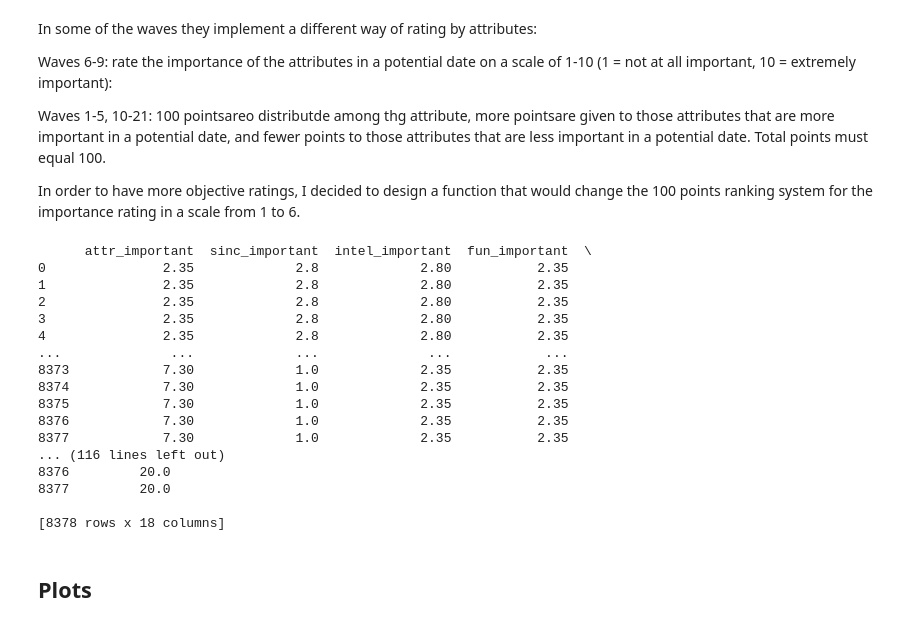
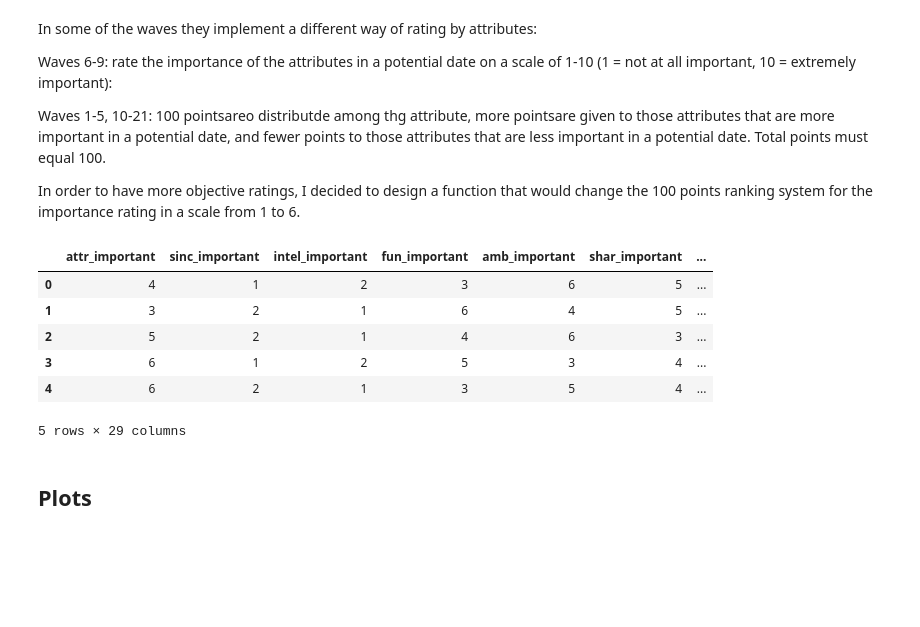
Before and after one commit to meralegre/capstone, a Jupyter notebook: eda_preprocessing.ipynb, the cells around one changed output. Drawn from its saved outputs; the diff is of its cells as text; code cells hidden in the pictures; blank space fills up the shorter version.

Commit message:
fixed function to rank attributes

```diff
--- a/eda_preprocessing.ipynb
+++ b/eda_preprocessing.ipynb
@@ -114,68 +114,3 @@ Waves 6-9: rate the importance of the attributes in a potential date on a scale
 Waves 1-5, 10-21: 100 pointsareo distributde among thg attribute,  more pointsare given  to those attributes that are more important in a potential date, and fewer points to those attributes that are less important in a potential date.  Total points must equal 100.
 
 In order to have more objective ratings, I decided to design a function that would change the 100 points ranking system for the importance rating in a scale from 1 to 6.
-# %%
-def attribute_ranking(row, attribute_columns, wave_column, scale_min=1, scale_max=10):
-    """
-    Scales attribute points directly in the original columns based on specified conditions.
-
-    Parameters:
-    - row: The row of the DataFrame being processed.
-    - attribute_columns: List of columns containing attribute points to be scaled.
-    - wave_column: The column to check for the specified condition.
-    - scale_min, scale_max: The minimum and maximum of the new scale (default 1 to 10).
-
-    Returns:
-    - A modified row with scaled attributes if conditions are met.
-    """
-    # Check if the 'wave' column's value is within the specified ranges
-    if row[wave_column] in list(range(1, 6)) + list(range(10, 22)):
-        for col in attribute_columns:
-            # Scale the attribute directly, updating the original column value
-            row[col] = round(((row[col] / 100) * (scale_max - scale_min)) + scale_min, 2)
-    return row
-
-# Columns containing attributes to scale
-attribute_columns = [
-    'attr_important',
-    'sinc_important',
-    'intel_important',
-    'fun_important',
-    'amb_important',
-    'shar_important',
-    'attr_fellow_want',
-    'sinc_fellow_want',
-    'intel_fellow_want',
-    'fun_fellow_want',
-    'amb_fellow_want',
-    'shar_fellow_want',
-    'attr_o_want',
-    'sinc_o_want',
-    'intel_o_want',
-    'fun_o_want',
-    'amb_o_want',
-    'shar_o_want',
-]
-
-df_scaled = df_renamed.apply(lambda row: attribute_ranking(row, attribute_columns, 'wave'), axis=1)
-
-print(df_scaled[attribute_columns])
-print(df_renamed[attribute_columns])
-# %% [output]
-      attr_important  sinc_important  intel_important  fun_important  \
-0               2.35             2.8             2.80           2.35
-1               2.35             2.8             2.80           2.35
-2               2.35             2.8             2.80           2.35
-3               2.35             2.8             2.80           2.35
-4               2.35             2.8             2.80           2.35
-...              ...             ...              ...            ...
-8373            7.30             1.0             2.35           2.35
-8374            7.30             1.0             2.35           2.35
-8375            7.30             1.0             2.35           2.35
-8376            7.30             1.0             2.35           2.35
-8377            7.30             1.0             2.35           2.35
-... (116 lines left out)
-8376         20.0
-8377         20.0
-
-[8378 rows x 18 columns]
@@ -182,3 +186,13 @@ print(df_renamed[attribute_columns])
+# %%
+df_renamed[attribute_columns].head()
+# %% [output]
+|  | attr_important | sinc_important | intel_important | fun_important | amb_important | shar_important | ... |
+| 0 | 4 | 1 | 2 | 3 | 6 | 5 | ... |
+| 1 | 3 | 2 | 1 | 6 | 4 | 5 | ... |
+| 2 | 5 | 2 | 1 | 4 | 6 | 3 | ... |
+| 3 | 6 | 1 | 2 | 5 | 3 | 4 | ... |
+| 4 | 6 | 2 | 1 | 3 | 5 | 4 | ... |
+5 rows × 29 columns
 # %% [markdown]
 ## Plots
 # %%
```
Also changed, not shown: parts of 7 cells of this notebook, 2 other files.
